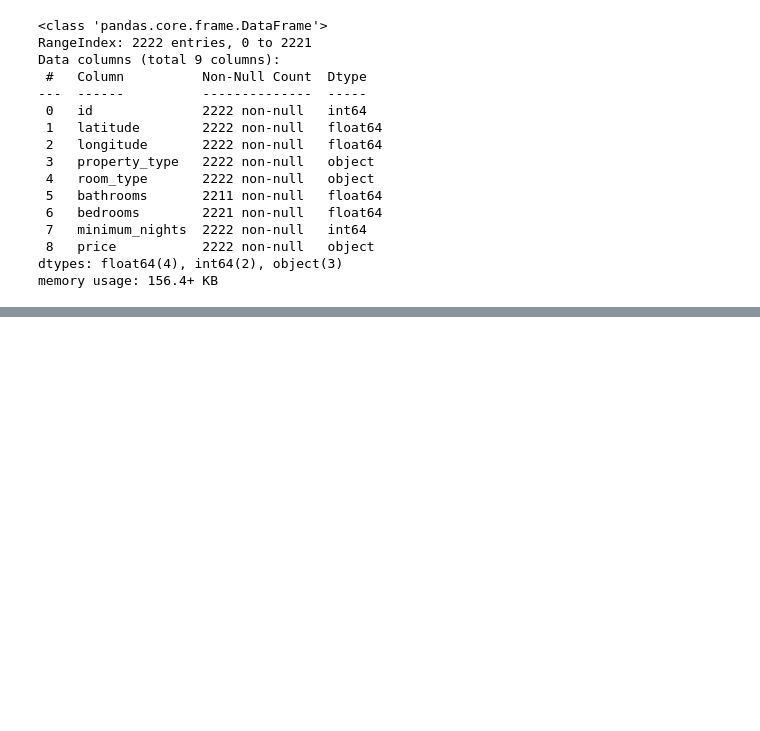
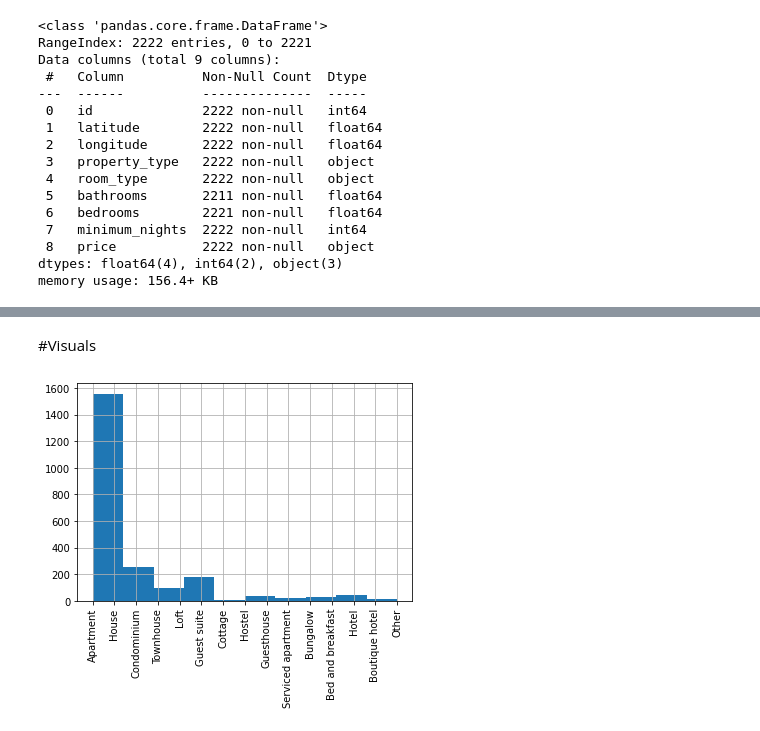
Before and after one commit to kzengg/Project-2, a Jupyter notebook: Project_2.ipynb, the cells around one changed output, grey strips where cells are left out. Cells and saved outputs as stored; diff of their text form; code cells hidden in the pictures; blank space fills up the shorter version.

```diff
--- a/Project_2.ipynb
+++ b/Project_2.ipynb
@@ -98,0 +108,5 @@ df.head()
+# %%
+#Based on my observation on property type, missing values for bathrooms and bedrooms are meant to be 0.
+df['bathrooms'].fillna(value = 0, inplace = True)
+df['bedrooms'].fillna(value = 0, inplace = True)
+df.isna().sum()
@@ -98,0 +124,4 @@ df.head()
+# %%
+#ID, Latitude, Longitude will not have any value for ML models
+df.drop(['id','latitude','longitude'], axis=1, inplace=True)
+df.head()
@@ -98,0 +135,4 @@ df.head()
+# %%
+#some of the price values were in quotations which prevented conversion from string to float
+df['price'] = df['price'].apply(lambda x: x.replace('"', ''))
+#Source: https://stackabuse.com/bytes/remove-quotes-from-all-rows-in-dataframe-column/
@@ -98,0 +149,10 @@ df.head()
+# %%
+#converting price (string) to float.
+df['price']=df['price'].replace( '''[\$,)]''','', regex=True).astype(float)
+# %% [markdown]
+#Visuals
+# %%
+df['property_type'].hist()
+plt.xticks(rotation = 90);
+# %% [output]
+[figure, added]
```
Also changed, not shown: parts of 22 cells of this notebook.
